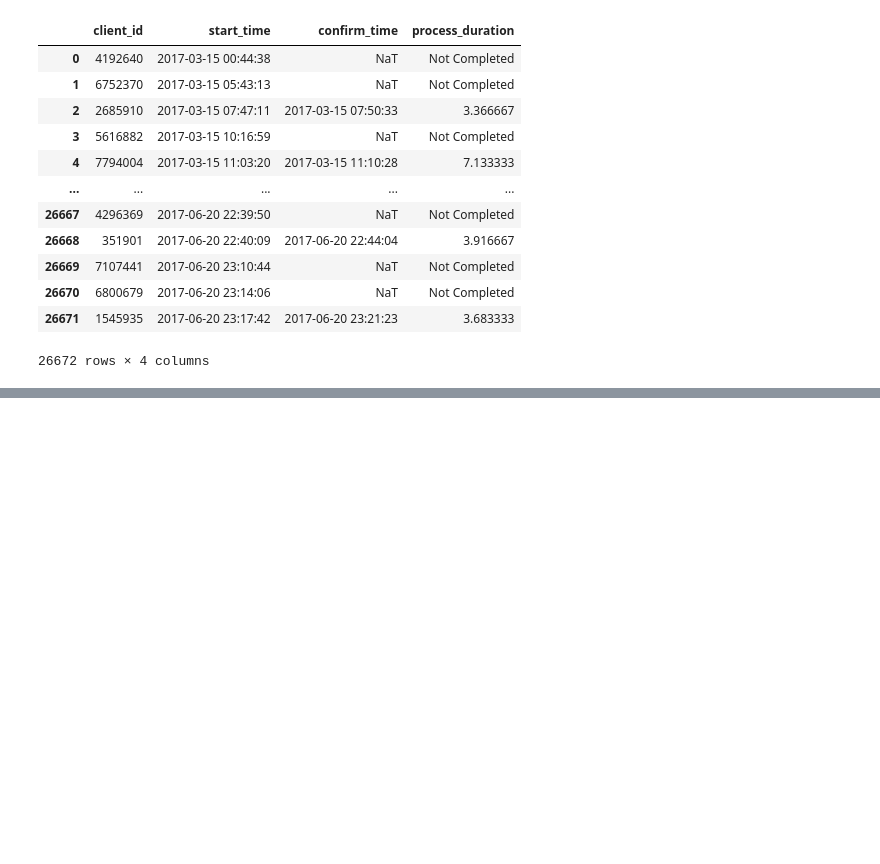
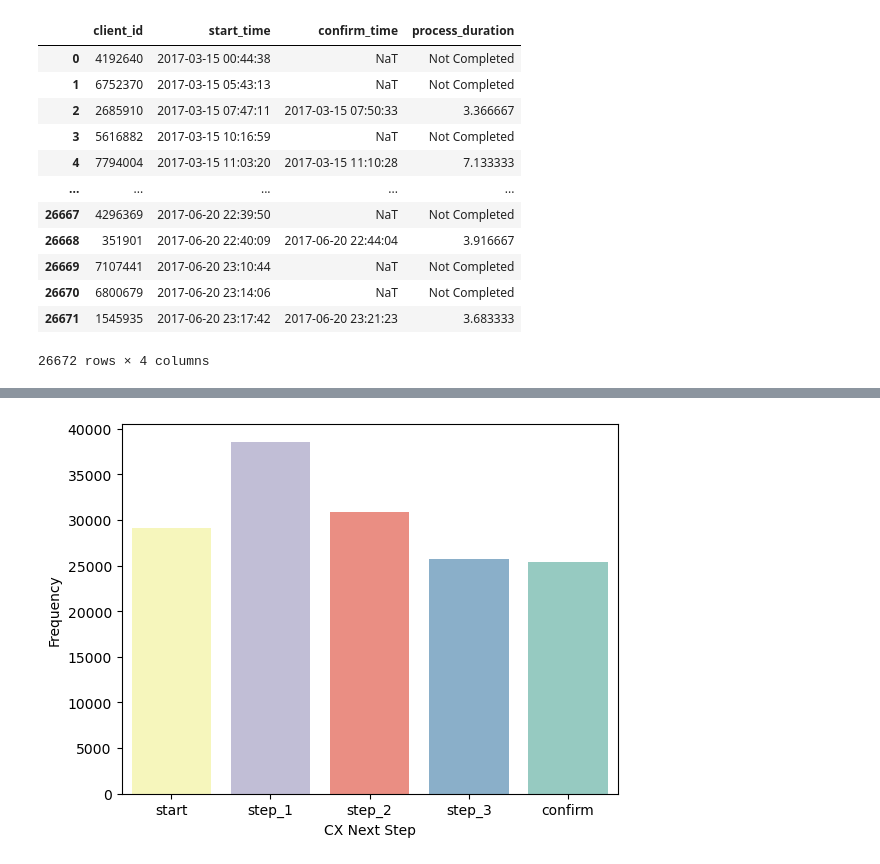
Before and after one commit to amirrezakamkar/2nd_project, a Jupyter notebook: notebooks/Test_group.ipynb, the cells around one changed output, grey strips where cells are left out. Cells and saved outputs as stored; diff of their text form; code cells hidden in the pictures; blank space fills up the shorter version.

```diff
--- a/notebooks/Test_group.ipynb
+++ b/notebooks/Test_group.ipynb
@@ -119,0 +223,5 @@ merged_df[['client_id', 'start_time', 'confirm_time', 'process_duration']]
+# %%
+my_table2 = pd.crosstab(index = df["next_step"],  # Make a crosstab
+                              columns="count")      # Name the count column
+my_table2
+(my_table2/my_table2.sum()).round(2)
@@ -119,0 +255,9 @@ merged_df[['client_id', 'start_time', 'confirm_time', 'process_duration']]
+# %%
+fig, axes = plt.subplots()
+sns.barplot(x=my_table2.index, y=my_table2["count"], palette="Set3",hue=my_table2.index, legend=False
+            ,order=['start', 'step_1', 'step_2','step_3','confirm'],ax=axes)
+axes.set_ylabel("Frequency")
+axes.set_xlabel("CX Next Step")
+plt.show()
+# %% [output]
+[figure, added]
```
Also changed, not shown: parts of 51 cells of this notebook, 2 other files.
